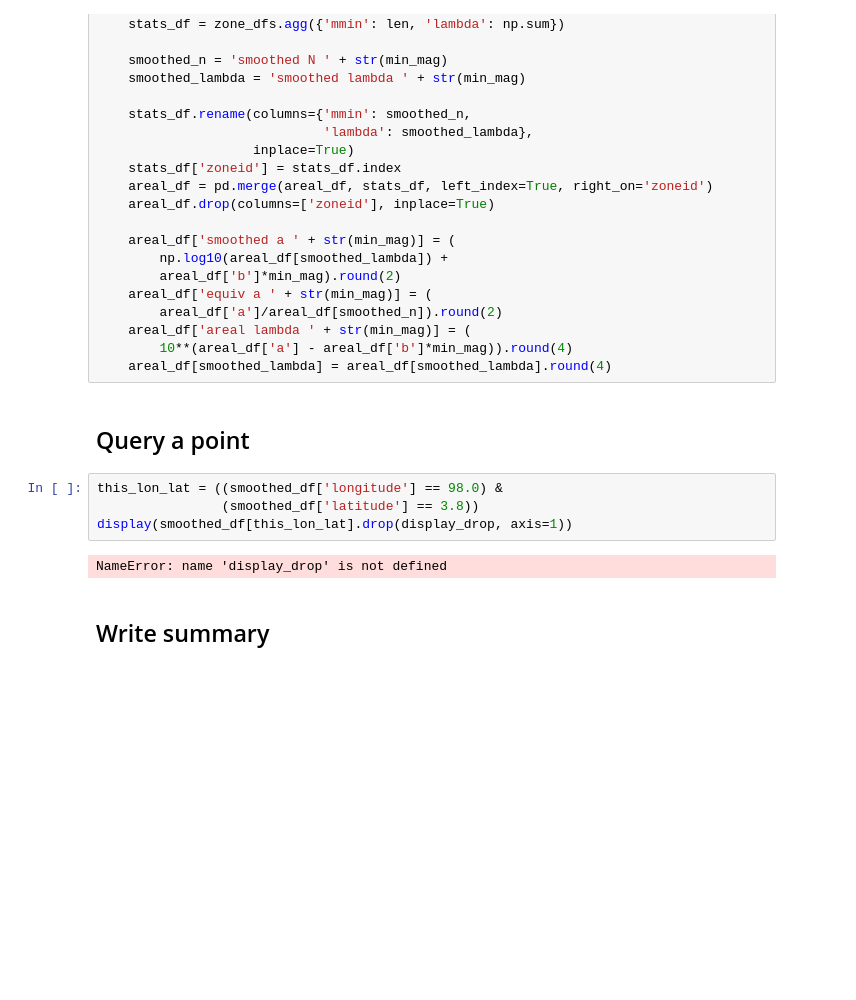
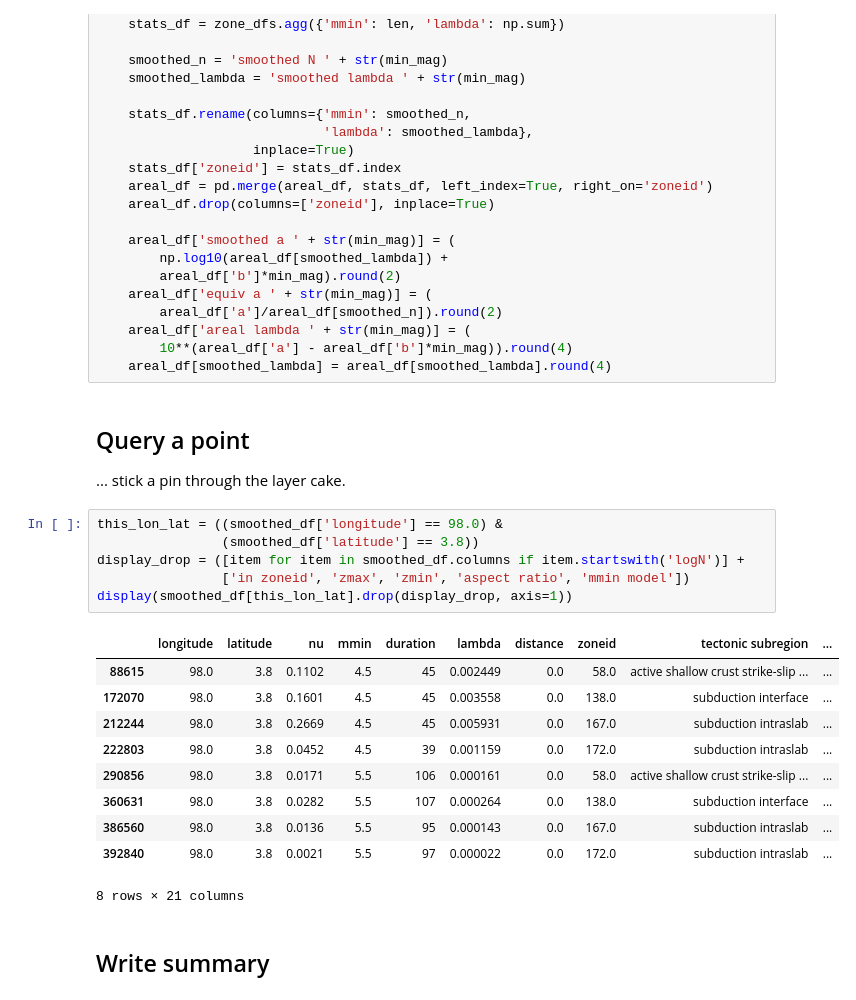
Before and after one commit to nackerley/indian-subcontinent-psha, a Jupyter notebook: Source Models/smoothed_source_models_nt2012.ipynb, the cells around one changed output. Drawn from its saved outputs; the diff is of its cells as text; blank space fills up the shorter version.

```diff
--- a/Source Models/smoothed_source_models_nt2012.ipynb
+++ b/Source Models/smoothed_source_models_nt2012.ipynb
@@ -216,12 +216,25 @@ for min_mag, min_mag_df in smoothed_df.groupby('mmin model'):
     areal_df[smoothed_lambda] = areal_df[smoothed_lambda].round(4)
 # %% [markdown]
 ## Query a point
+
+... stick a pin through the layer cake.
 # %%
 this_lon_lat = ((smoothed_df['longitude'] == 98.0) &
                 (smoothed_df['latitude'] == 3.8))
+display_drop = ([item for item in smoothed_df.columns if item.startswith('logN')] +
+                ['in zoneid', 'zmax', 'zmin', 'aspect ratio', 'mmin model'])
 display(smoothed_df[this_lon_lat].drop(display_drop, axis=1))
 # %% [output]
+|  | longitude | latitude | nu | mmin | duration | lambda | distance | zoneid | tectonic subregion | ... |
+| 88615 | 98.0 | 3.8 | 0.1102 | 4.5 | 45 | 0.002449 | 0.0 | 58.0 | active shallow crust strike-slip ... | ... |
+| 172070 | 98.0 | 3.8 | 0.1601 | 4.5 | 45 | 0.003558 | 0.0 | 138.0 | subduction interface | ... |
+| 212244 | 98.0 | 3.8 | 0.2669 | 4.5 | 45 | 0.005931 | 0.0 | 167.0 | subduction intraslab | ... |
+| 222803 | 98.0 | 3.8 | 0.0452 | 4.5 | 39 | 0.001159 | 0.0 | 172.0 | subduction intraslab | ... |
+| 290856 | 98.0 | 3.8 | 0.0171 | 5.5 | 106 | 0.000161 | 0.0 | 58.0 | active shallow crust strike-slip ... | ... |
+| 360631 | 98.0 | 3.8 | 0.0282 | 5.5 | 107 | 0.000264 | 0.0 | 138.0 | subduction interface | ... |
+| 386560 | 98.0 | 3.8 | 0.0136 | 5.5 | 95 | 0.000143 | 0.0 | 167.0 | subduction intraslab | ... |
+| 392840 | 98.0 | 3.8 | 0.0021 | 5.5 | 97 | 0.000022 | 0.0 | 172.0 | subduction intraslab | ... |
-NameError: name 'display_drop' is not defined
+8 rows × 21 columns
 # %% [markdown]
 ## Write summary
 # %%
```
Also changed, not shown: parts of 3 cells of this notebook, 1 other file.
